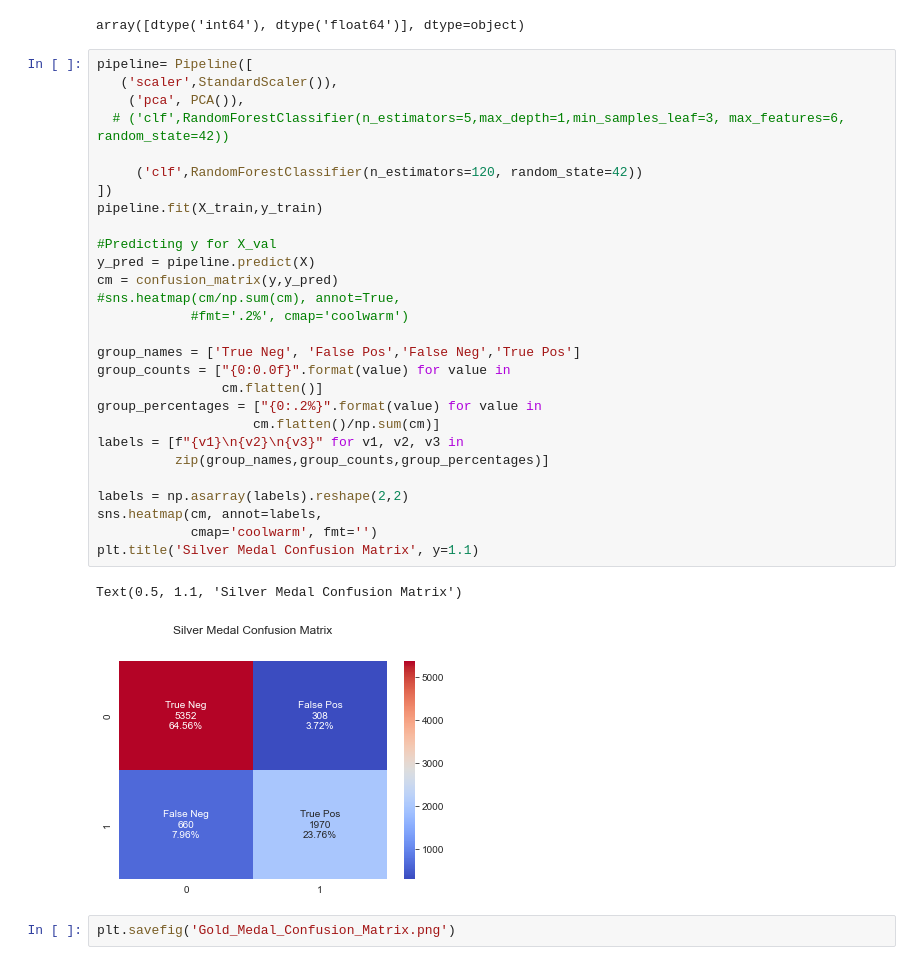
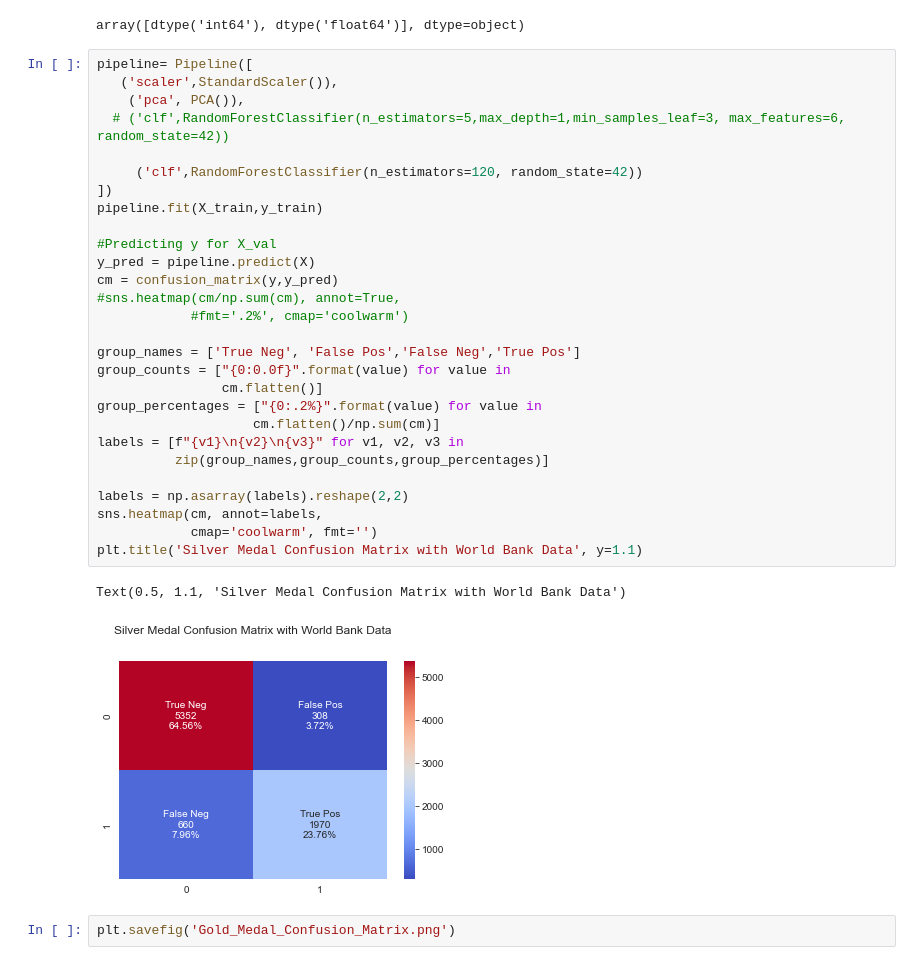
Before and after one commit to madrivers/Data_Bootcamp_Final_Project, a Jupyter notebook: gdp_pop_model/olympic_wb_silver.ipynb, the cells around one changed output. Drawn from its saved outputs; the diff is of its cells as text.

```diff
--- a/gdp_pop_model/olympic_wb_silver.ipynb
+++ b/gdp_pop_model/olympic_wb_silver.ipynb
@@ -614,34 +614,34 @@ array([dtype('int64'), dtype('float64')], dtype=object)
 # %%
 pipeline= Pipeline([
    ('scaler',StandardScaler()),
     ('pca', PCA()),
   # ('clf',RandomForestClassifier(n_estimators=5,max_depth=1,min_samples_leaf=3, max_features=6, random_state=42))
 
      ('clf',RandomForestClassifier(n_estimators=120, random_state=42))
 ])
 pipeline.fit(X_train,y_train)
 
 #Predicting y for X_val
 y_pred = pipeline.predict(X)
 cm = confusion_matrix(y,y_pred)
 #sns.heatmap(cm/np.sum(cm), annot=True,
             #fmt='.2%', cmap='coolwarm')
 
 group_names = ['True Neg', 'False Pos','False Neg','True Pos']
 group_counts = ["{0:0.0f}".format(value) for value in
                 cm.flatten()]
 group_percentages = ["{0:.2%}".format(value) for value in
                     cm.flatten()/np.sum(cm)]
 labels = [f"{v1}\n{v2}\n{v3}" for v1, v2, v3 in
           zip(group_names,group_counts,group_percentages)]
 
 labels = np.asarray(labels).reshape(2,2)
 sns.heatmap(cm, annot=labels,
             cmap='coolwarm', fmt='')
-plt.title('Silver Medal Confusion Matrix', y=1.1)
+plt.title('Silver Medal Confusion Matrix with World Bank Data', y=1.1)
 # %% [output]
-Text(0.5, 1.1, 'Silver Medal Confusion Matrix')
+Text(0.5, 1.1, 'Silver Medal Confusion Matrix with World Bank Data')
-[figure, old version]
+[figure, new version]
 # %%
 plt.savefig('Gold_Medal_Confusion_Matrix.png')
 # %% [output]
```
Also changed, not shown: parts of 1 cell of this notebook, 2 other files.
